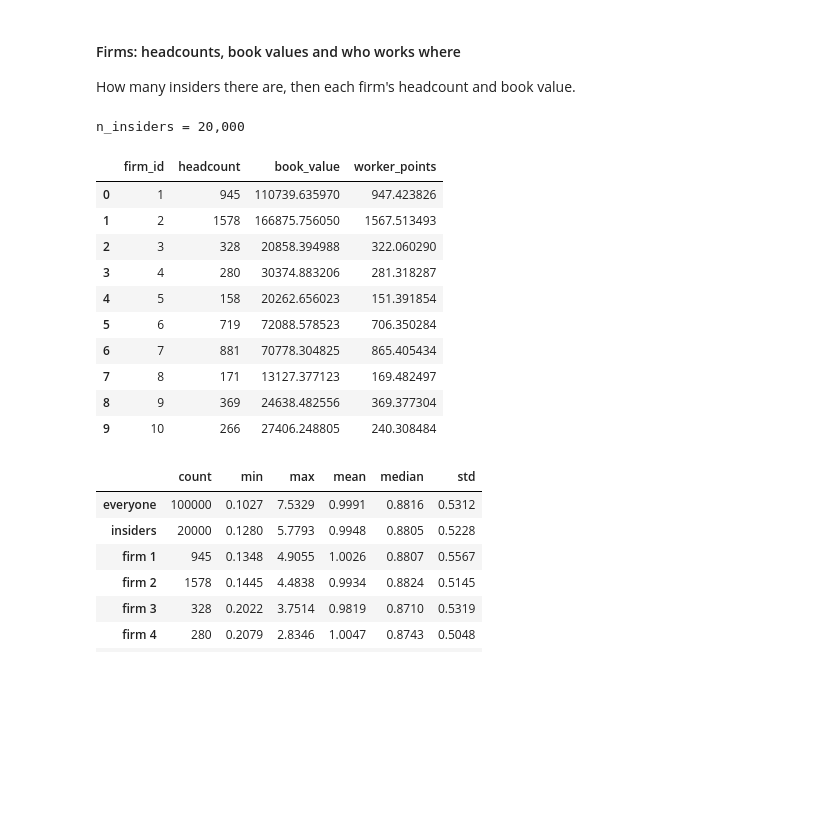
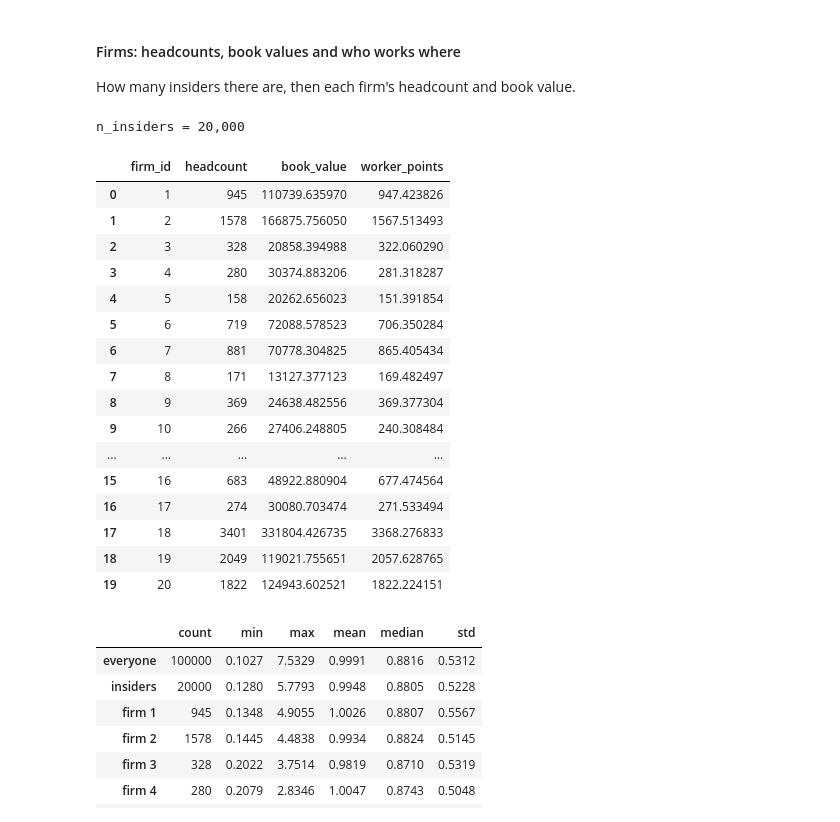
Before and after one commit to Arom-MFE/mass-privatization-auctions, a Jupyter notebook: main.ipynb, the cells around one changed output. Cells and saved outputs as stored; diff of their text form; code cells hidden in the pictures; blank space fills up the shorter version.

```diff
--- a/main.ipynb
+++ b/main.ipynb
@@ -147,34 +147,40 @@ firms = make_firms(params["n_firms"])
 
 # headcount: workers of each firm, at least min_headcount and adding up to n_insiders
 firms["headcount"] = make_headcounts(world_draws["z_headcount"], params["sigma_headcount"], n_insiders,
                                      params["min_headcount"])
 
 # book_value: book value of each firm, what its assets would fetch if sold off
 firms["book_value"] = make_book_values(world_draws["z_book"], firms["headcount"].to_numpy(),
                                        params["avg_book_per_worker"], params["sigma_book"])
 # firm_id: the firm each person works in, 0 for no firm
 people["firm_id"] = assign_workers(world_draws["shuffle"], firms["headcount"].to_numpy(), params["n_people"])
 
 # insider: 1 for a person who works in a firm of the pool, 0 for everyone else
 people["insider"] = is_insider(people["firm_id"].to_numpy())
 
 # worker_points: points held by the workers of each firm together
 firms["worker_points"] = worker_points(people["points"].to_numpy(), people["firm_id"].to_numpy(), params["n_firms"])
 
-display(firms.head(10))
+firms
 # %% [output]
 n_insiders = 20,000
 |  | firm_id | headcount | book_value | worker_points |
 | 0 | 1 | 945 | 110739.635970 | 947.423826 |
 | 1 | 2 | 1578 | 166875.756050 | 1567.513493 |
 | 2 | 3 | 328 | 20858.394988 | 322.060290 |
 | 3 | 4 | 280 | 30374.883206 | 281.318287 |
 | 4 | 5 | 158 | 20262.656023 | 151.391854 |
 | 5 | 6 | 719 | 72088.578523 | 706.350284 |
 | 6 | 7 | 881 | 70778.304825 | 865.405434 |
 | 7 | 8 | 171 | 13127.377123 | 169.482497 |
 | 8 | 9 | 369 | 24638.482556 | 369.377304 |
 | 9 | 10 | 266 | 27406.248805 | 240.308484 |
+| ... | ... | ... | ... | ... |
+| 15 | 16 | 683 | 48922.880904 | 677.474564 |
+| 16 | 17 | 274 | 30080.703474 | 271.533494 |
+| 17 | 18 | 3401 | 331804.426735 | 3368.276833 |
+| 18 | 19 | 2049 | 119021.755651 | 2057.628765 |
+| 19 | 20 | 1822 | 124943.602521 | 1822.224151 |
 # %%
 # points_summary: count, min, max, mean, median and std of points for everyone, all insiders and each firm
 points_summary = summarize_points(people["points"].to_numpy(), people["firm_id"].to_numpy(), params["n_firms"])
```
